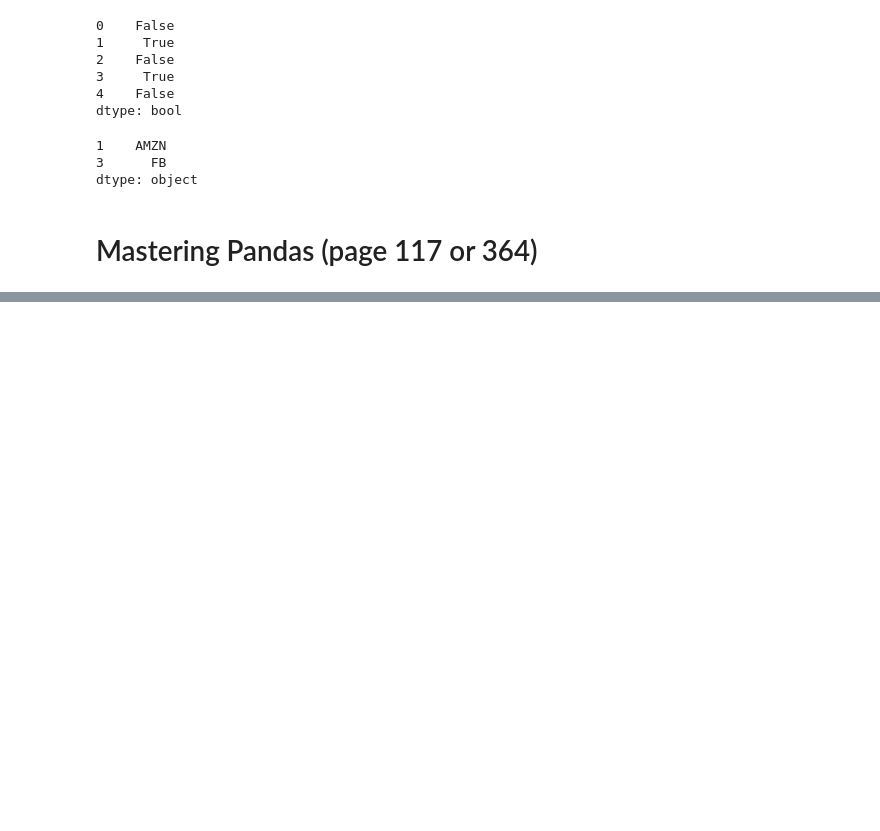
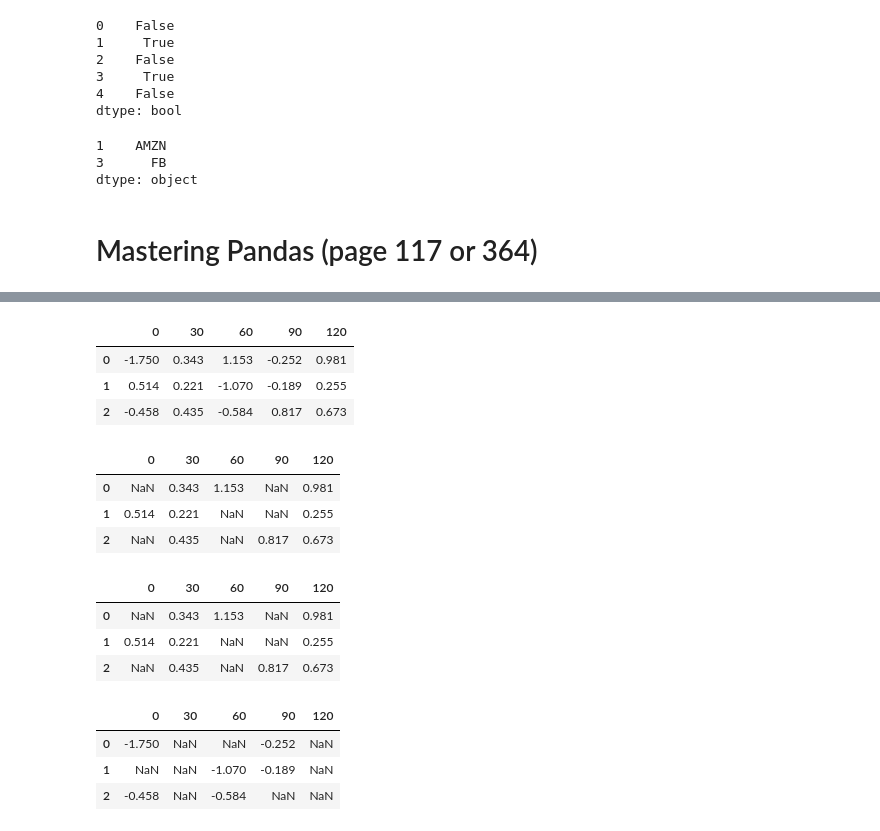
Before and after one commit to sawsimeon/Rnewbie, a Jupyter notebook: Mastering Pandas.ipynb, the cells around one changed output, grey strips where cells are left out. Drawn from its saved outputs; the diff is of its cells as text; code cells hidden in the pictures; blank space fills up the shorter version.

```diff
--- a/Mastering Pandas.ipynb
+++ b/Mastering Pandas.ipynb
@@ -1720,0 +1794,31 @@ australianMammals = {'kangaroo' : {'Subclass':'marsupial', 'Species Origin': 'na
+# %%
+normDF = pd.DataFrame([[round(np.random.normal(), 3) for i in np.arange(5)] for j in range(3)],
+                     columns = ['0', '30', '60', '90', '120'])
+# %%
+normDF
+# %% [output]
+|  | 0 | 30 | 60 | 90 | 120 |
+| 0 | -1.750 | 0.343 | 1.153 | -0.252 | 0.981 |
+| 1 | 0.514 | 0.221 | -1.070 | -0.189 | 0.255 |
+| 2 | -0.458 | 0.435 | -0.584 | 0.817 | 0.673 |
+# %%
+normDF[normDF>0]
+# %% [output]
+|  | 0 | 30 | 60 | 90 | 120 |
+| 0 | NaN | 0.343 | 1.153 | NaN | 0.981 |
+| 1 | 0.514 | 0.221 | NaN | NaN | 0.255 |
+| 2 | NaN | 0.435 | NaN | 0.817 | 0.673 |
+# %%
+normDF.where(normDF>0)
+# %% [output]
+|  | 0 | 30 | 60 | 90 | 120 |
+| 0 | NaN | 0.343 | 1.153 | NaN | 0.981 |
+| 1 | 0.514 | 0.221 | NaN | NaN | 0.255 |
+| 2 | NaN | 0.435 | NaN | 0.817 | 0.673 |
+# %%
+normDF.mask(normDF>0)
+# %% [output]
+|  | 0 | 30 | 60 | 90 | 120 |
+| 0 | -1.750 | NaN | NaN | -0.252 | NaN |
+| 1 | NaN | NaN | -1.070 | -0.189 | NaN |
+| 2 | -0.458 | NaN | -0.584 | NaN | NaN |
```
Also changed, not shown: parts of 19 cells of this notebook, 1 other file.
